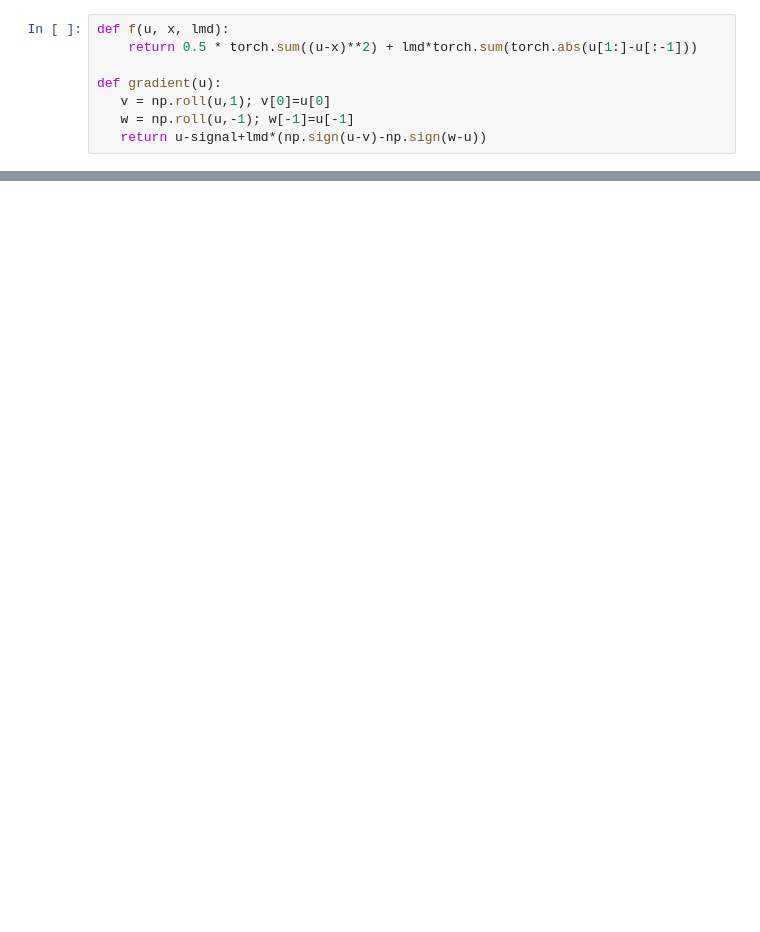
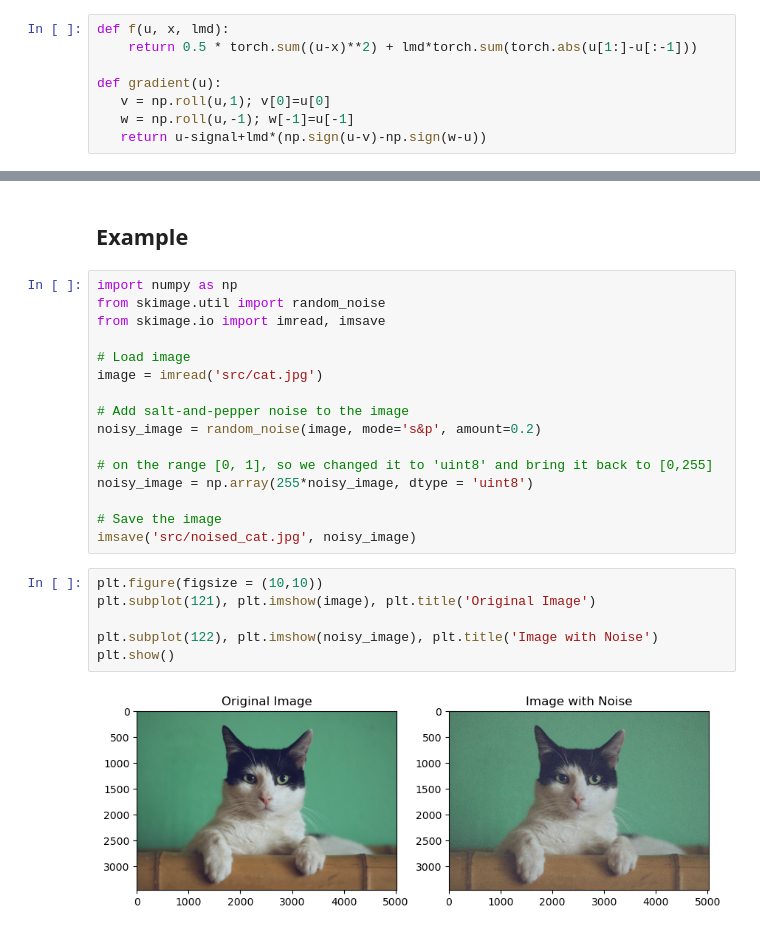
Before and after one commit to yiran-frank-mao/COMP4680_ASE, a Jupyter notebook: main.ipynb, the cells around one changed output, grey strips where cells are left out. Drawn from its saved outputs; the diff is of its cells as text; blank space fills up the shorter version.

Commit message:
add example

```diff
--- a/main.ipynb
+++ b/main.ipynb
@@ -89,3 +107,29 @@ test = gradcheck(fcn, (X, 0.2), eps=1e-6, atol=1e-3, rtol=1e-6)
 print("Backward test of DiffPolyFitFcn: {}".format(test))
 # %% [output]
 Backward test of DiffPolyFitFcn: True
+# %% [markdown]
+## Example
+# %%
+import numpy as np
+from skimage.util import random_noise
+from skimage.io import imread, imsave
+
+# Load image
+image = imread('src/cat.jpg')
+
+# Add salt-and-pepper noise to the image
+noisy_image = random_noise(image, mode='s&p', amount=0.2)
+
+# on the range [0, 1], so we changed it to 'uint8' and bring it back to [0,255]
+noisy_image = np.array(255*noisy_image, dtype = 'uint8')
+
+# Save the image
+imsave('src/noised_cat.jpg', noisy_image)
+# %%
+plt.figure(figsize = (10,10))
+plt.subplot(121), plt.imshow(image), plt.title('Original Image')
+
+plt.subplot(122), plt.imshow(noisy_image), plt.title('Image with Noise')
+plt.show()
+# %% [output]
+[figure, added]
```
Also changed, not shown: parts of 5 cells of this notebook, 5 other files.
